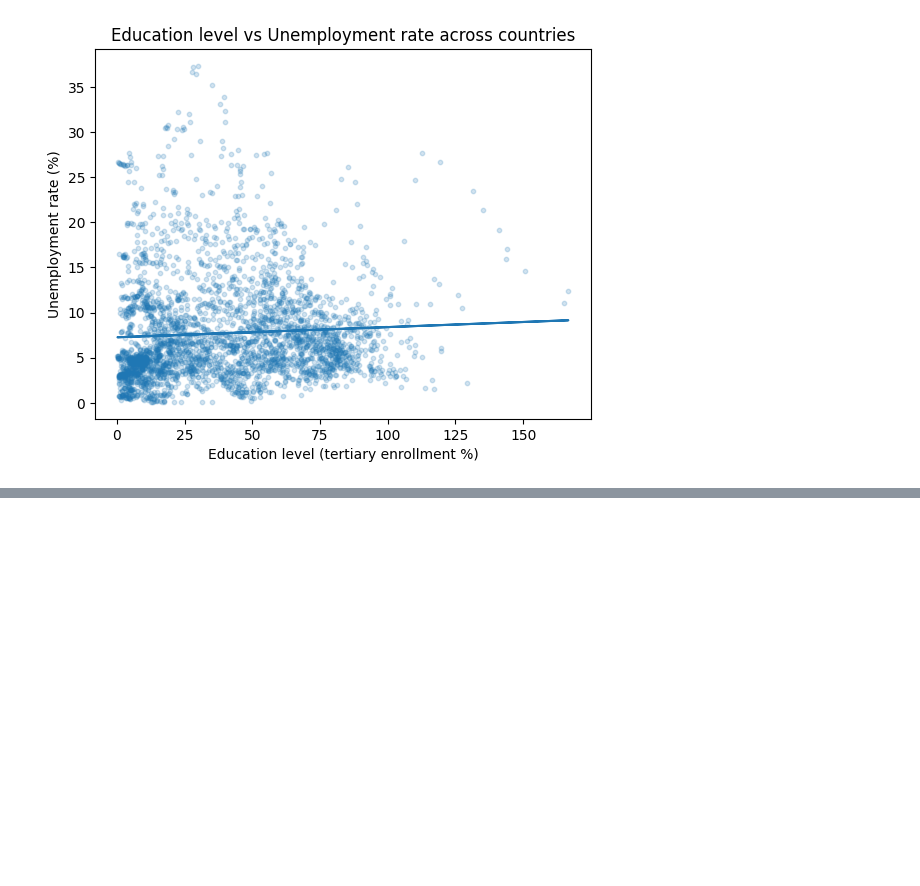
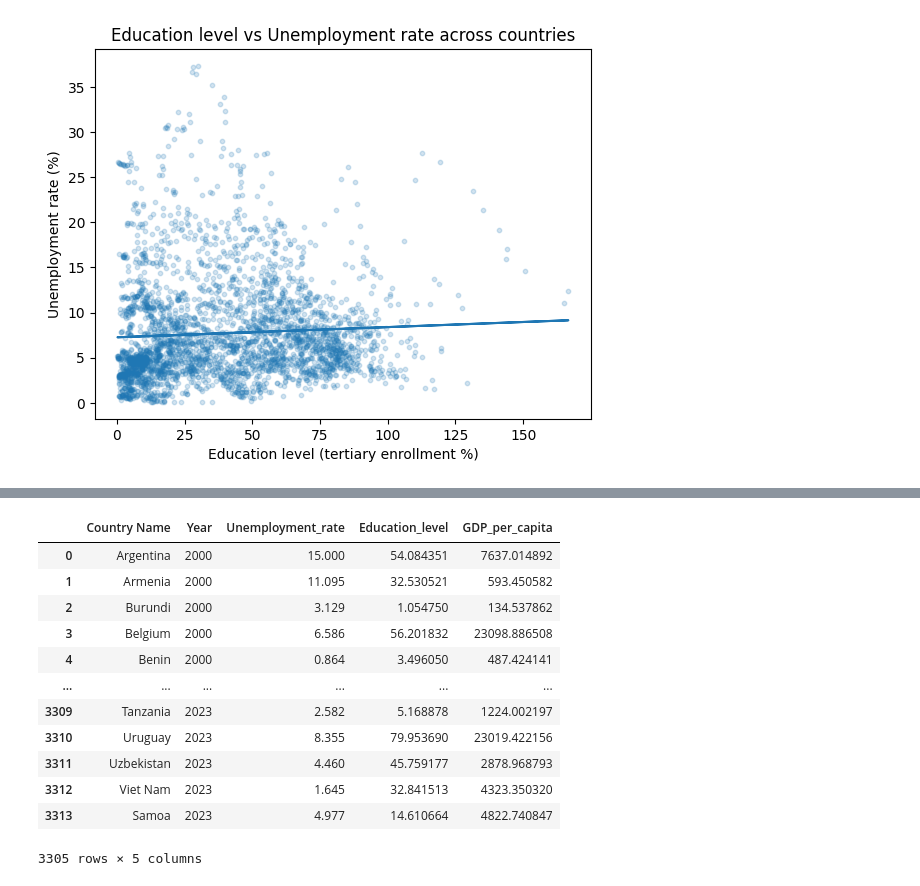
Before and after one commit to DevJunayedKabirFahim/fcss_final_project, a Jupyter notebook: final_project.ipynb, the cells around one changed output, grey strips where cells are left out. Saved outputs shown, nothing was run; the diff lists cells and outputs as text; code cells hidden in the pictures; blank space fills up the shorter version.

```diff
--- a/final_project.ipynb
+++ b/final_project.ipynb
@@ -289,0 +411,38 @@ plt.show()
+# %%
+years = [str(y) for y in range(1991, 2024)]
+
+gdp_df = gdp_df[["Country Name"] + years]
+# %%
+gdp_long = gdp_df.melt(
+    id_vars=["Country Name"],
+    var_name="Year",
+    value_name="GDP_per_capita"
+)
+
+gdp_long["Year"] = gdp_long["Year"].astype(str)
+# %%
+analysis_with_gdp = analysis_df.merge(
+    gdp_long,
+    on=["Country Name", "Year"],
+    how="left"
+)
+# %%
+analysis_with_gdp = analysis_with_gdp.dropna(
+    subset=["Education_level", "Unemployment_rate", "GDP_per_capita"]
+)
+# %%
+analysis_with_gdp
+# %% [output]
+|  | Country Name | Year | Unemployment_rate | Education_level | GDP_per_capita |
+| 0 | Argentina | 2000 | 15.000 | 54.084351 | 7637.014892 |
+| 1 | Armenia | 2000 | 11.095 | 32.530521 | 593.450582 |
+| 2 | Burundi | 2000 | 3.129 | 1.054750 | 134.537862 |
+| 3 | Belgium | 2000 | 6.586 | 56.201832 | 23098.886508 |
+| 4 | Benin | 2000 | 0.864 | 3.496050 | 487.424141 |
+| ... | ... | ... | ... | ... | ... |
+| 3309 | Tanzania | 2023 | 2.582 | 5.168878 | 1224.002197 |
+| 3310 | Uruguay | 2023 | 8.355 | 79.953690 | 23019.422156 |
+| 3311 | Uzbekistan | 2023 | 4.460 | 45.759177 | 2878.968793 |
+| 3312 | Viet Nam | 2023 | 1.645 | 32.841513 | 4323.350320 |
+| 3313 | Samoa | 2023 | 4.977 | 14.610664 | 4822.740847 |
+3305 rows × 5 columns
```
Also changed, not shown: parts of 16 cells of this notebook, 1 other file.
